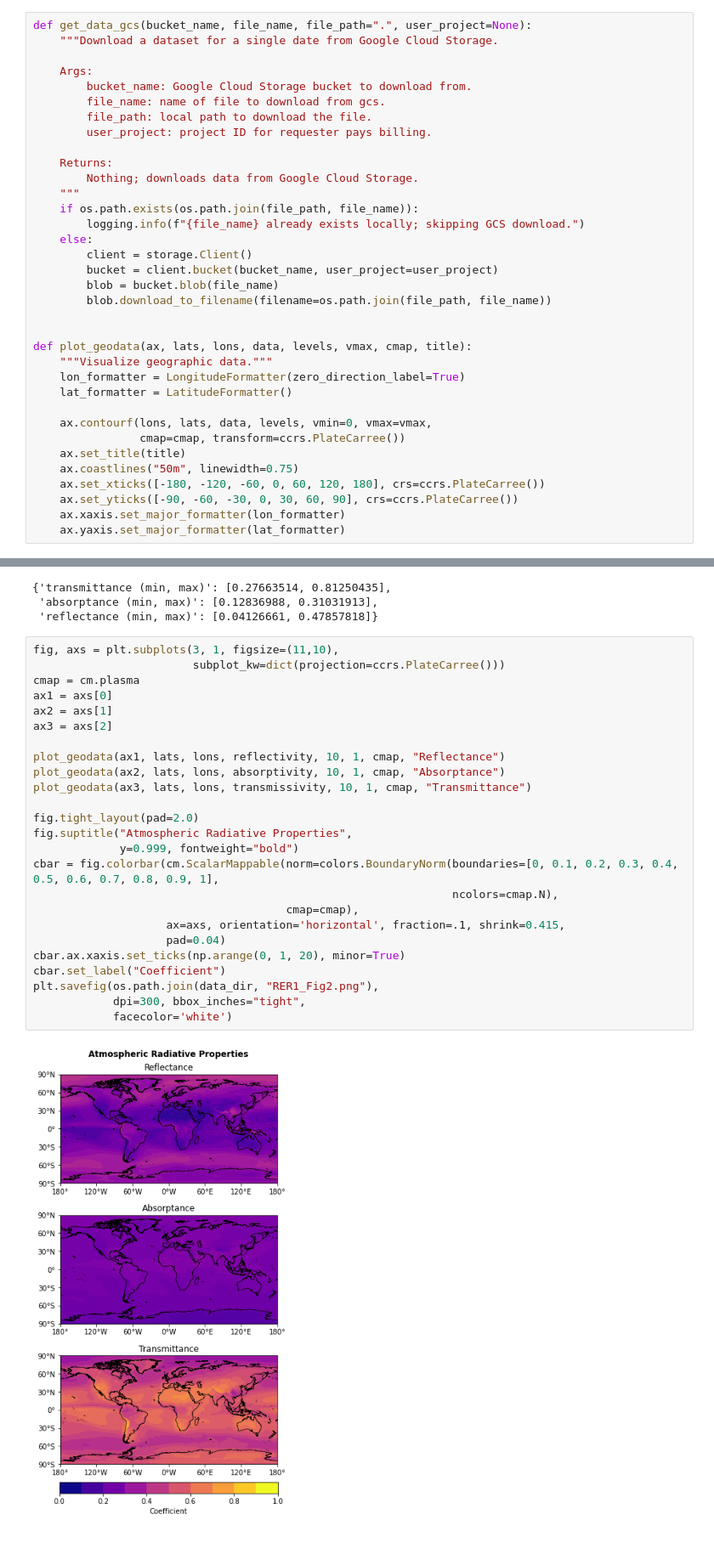
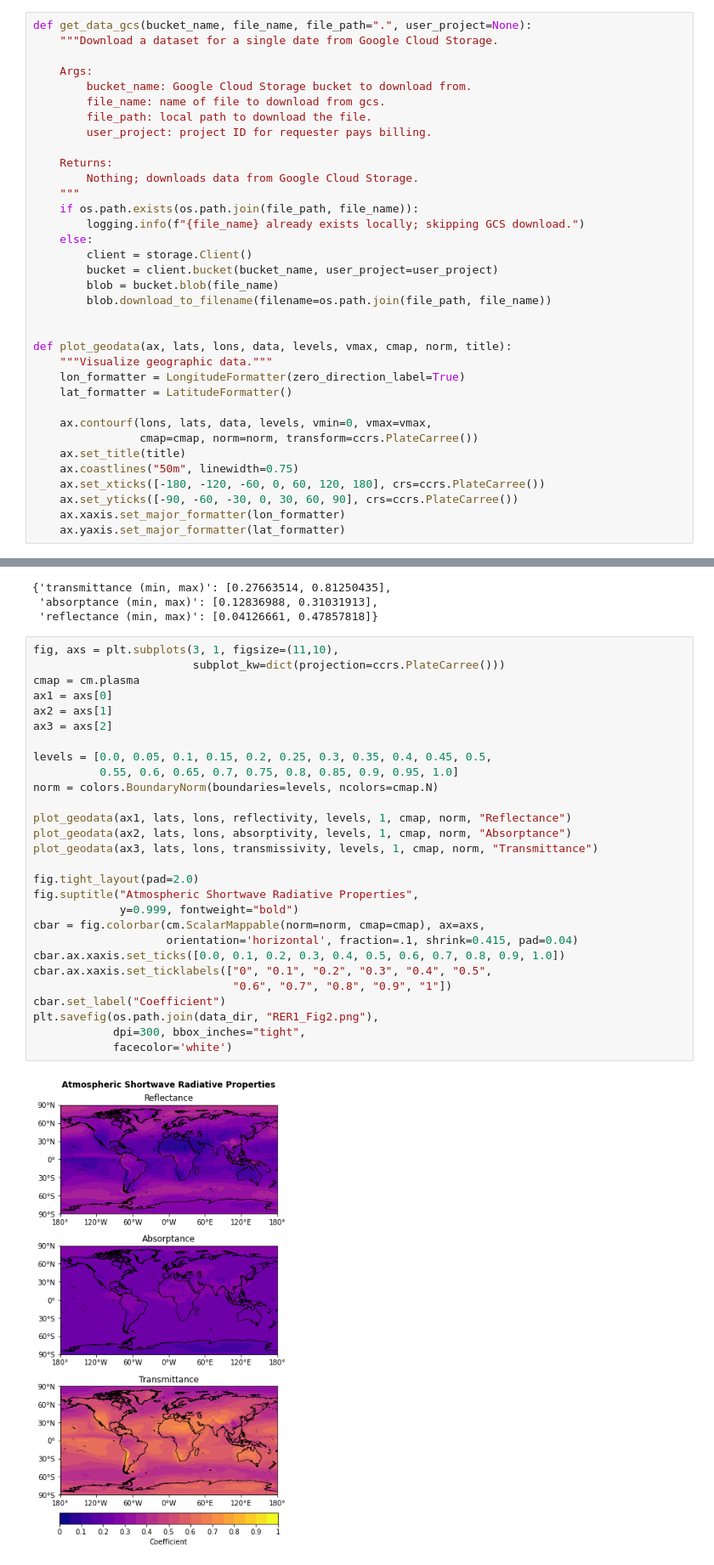
Before and after one commit to ReflectiveEarth/reflective-potential, a Jupyter notebook: notebooks/05-Visualize.ipynb, the cells around one changed output, grey strips where cells are left out. Shown at 85% size. Saved outputs shown, nothing was run; the diff lists cells and outputs as text.

Commit message:
Update figures with colormap norm

```diff
--- a/notebooks/05-Visualize.ipynb
+++ b/notebooks/05-Visualize.ipynb
@@ -74,13 +74,13 @@ def get_data_gcs(bucket_name, file_name, file_path=".", user_project=None):
         blob.download_to_filename(filename=os.path.join(file_path, file_name))
 
 
-def plot_geodata(ax, lats, lons, data, levels, vmax, cmap, title):
+def plot_geodata(ax, lats, lons, data, levels, vmax, cmap, norm, title):
     """Visualize geographic data."""
     lon_formatter = LongitudeFormatter(zero_direction_label=True)
     lat_formatter = LatitudeFormatter()
 
     ax.contourf(lons, lats, data, levels, vmin=0, vmax=vmax,
-                cmap=cmap, transform=ccrs.PlateCarree())
+                cmap=cmap, norm=norm, transform=ccrs.PlateCarree())
     ax.set_title(title)
     ax.coastlines("50m", linewidth=0.75)
     ax.set_xticks([-180, -120, -60, 0, 60, 120, 180], crs=ccrs.PlateCarree())
@@ -163,30 +163,33 @@ absorptivity = rom_analysis.a.data
 # %%
 fig, axs = plt.subplots(3, 1, figsize=(11,10),
                         subplot_kw=dict(projection=ccrs.PlateCarree()))
 cmap = cm.plasma
 ax1 = axs[0]
 ax2 = axs[1]
 ax3 = axs[2]
 
-plot_geodata(ax1, lats, lons, reflectivity, 10, 1, cmap, "Reflectance")
-plot_geodata(ax2, lats, lons, absorptivity, 10, 1, cmap, "Absorptance")
-plot_geodata(ax3, lats, lons, transmissivity, 10, 1, cmap, "Transmittance")
+levels = [0.0, 0.05, 0.1, 0.15, 0.2, 0.25, 0.3, 0.35, 0.4, 0.45, 0.5,
+          0.55, 0.6, 0.65, 0.7, 0.75, 0.8, 0.85, 0.9, 0.95, 1.0]
+norm = colors.BoundaryNorm(boundaries=levels, ncolors=cmap.N)
+
+plot_geodata(ax1, lats, lons, reflectivity, levels, 1, cmap, norm, "Reflectance")
+plot_geodata(ax2, lats, lons, absorptivity, levels, 1, cmap, norm, "Absorptance")
+plot_geodata(ax3, lats, lons, transmissivity, levels, 1, cmap, norm, "Transmittance")
 
 fig.tight_layout(pad=2.0)
-fig.suptitle("Atmospheric Radiative Properties",
+fig.suptitle("Atmospheric Shortwave Radiative Properties",
              y=0.999, fontweight="bold")
-cbar = fig.colorbar(cm.ScalarMappable(norm=colors.BoundaryNorm(boundaries=[0, 0.1, 0.2, 0.3, 0.4, 0.5, 0.6, 0.7, 0.8, 0.9, 1],
-                                                               ncolors=cmap.N),
-                                      cmap=cmap),
-                    ax=axs, orientation='horizontal', fraction=.1, shrink=0.415,
-                    pad=0.04)
-cbar.ax.xaxis.set_ticks(np.arange(0, 1, 20), minor=True)
+cbar = fig.colorbar(cm.ScalarMappable(norm=norm, cmap=cmap), ax=axs,
+                    orientation='horizontal', fraction=.1, shrink=0.415, pad=0.04)
+cbar.ax.xaxis.set_ticks([0.0, 0.1, 0.2, 0.3, 0.4, 0.5, 0.6, 0.7, 0.8, 0.9, 1.0])
+cbar.ax.xaxis.set_ticklabels(["0", "0.1", "0.2", "0.3", "0.4", "0.5",
+                              "0.6", "0.7", "0.8", "0.9", "1"])
 cbar.set_label("Coefficient")
 plt.savefig(os.path.join(data_dir, "RER1_Fig2.png"),
             dpi=300, bbox_inches="tight",
             facecolor='white')
 # %% [output]
-[figure, old version]
+[figure, new version]
 # %% [markdown]
 ### Figure 3: Reflectivity Optimization Map
 
```
Also changed, not shown: parts of 2 cells of this notebook.
